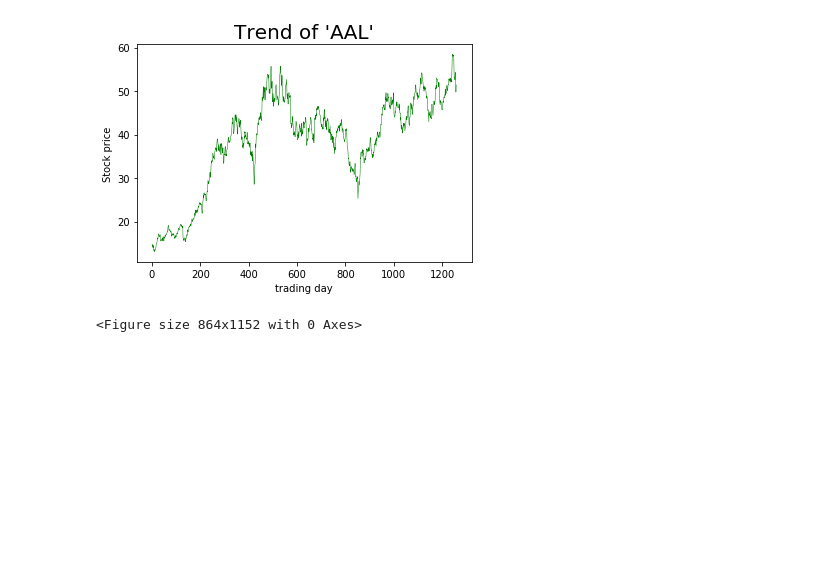
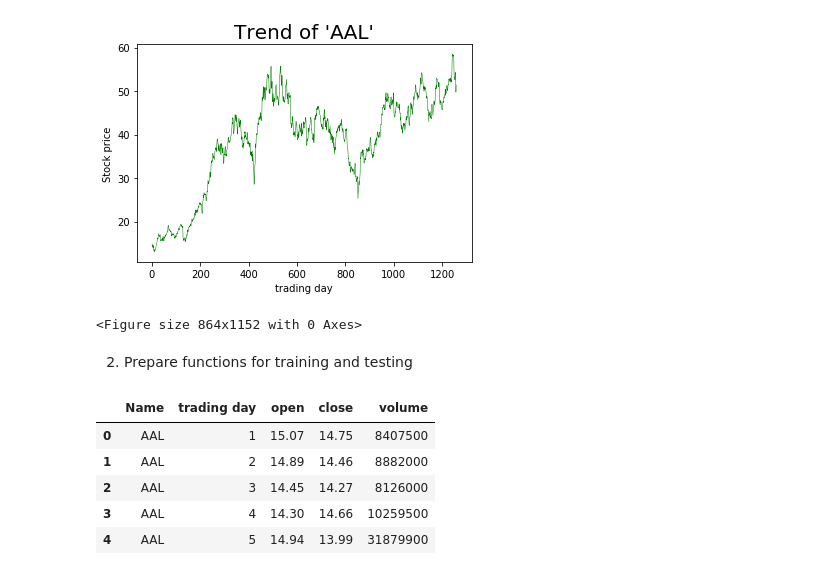
Before and after one commit to Cosmopolitaine/Tools-Project-Data-Cleaning, a Jupyter notebook: LinearRegression_Model.ipynb, the cells around one changed output. Saved outputs shown, nothing was run; the diff lists cells and outputs as text; code cells hidden in the pictures; blank space fills up the shorter version.

```diff
--- a/LinearRegression_Model.ipynb
+++ b/LinearRegression_Model.ipynb
@@ -68,0 +57,2 @@ from sklearn.model_selection import TimeSeriesSplit
+# %% [markdown]
+2. Prepare functions for training and testing
@@ -68,0 +117,11 @@ from sklearn.model_selection import TimeSeriesSplit
+# %%
+#Load preprocessed data
+stock = pd.read_csv('AAL_preprocessed.csv')
+display(stock.head())
+# %% [output]
+|  | Name | trading day | open | close | volume |
+| 0 | AAL | 1 | 15.07 | 14.75 | 8407500 |
+| 1 | AAL | 2 | 14.89 | 14.46 | 8882000 |
+| 2 | AAL | 3 | 14.45 | 14.27 | 8126000 |
+| 3 | AAL | 4 | 14.30 | 14.66 | 10259500 |
+| 4 | AAL | 5 | 14.94 | 13.99 | 31879900 |
```
Also changed, not shown: parts of 17 cells of this notebook.
